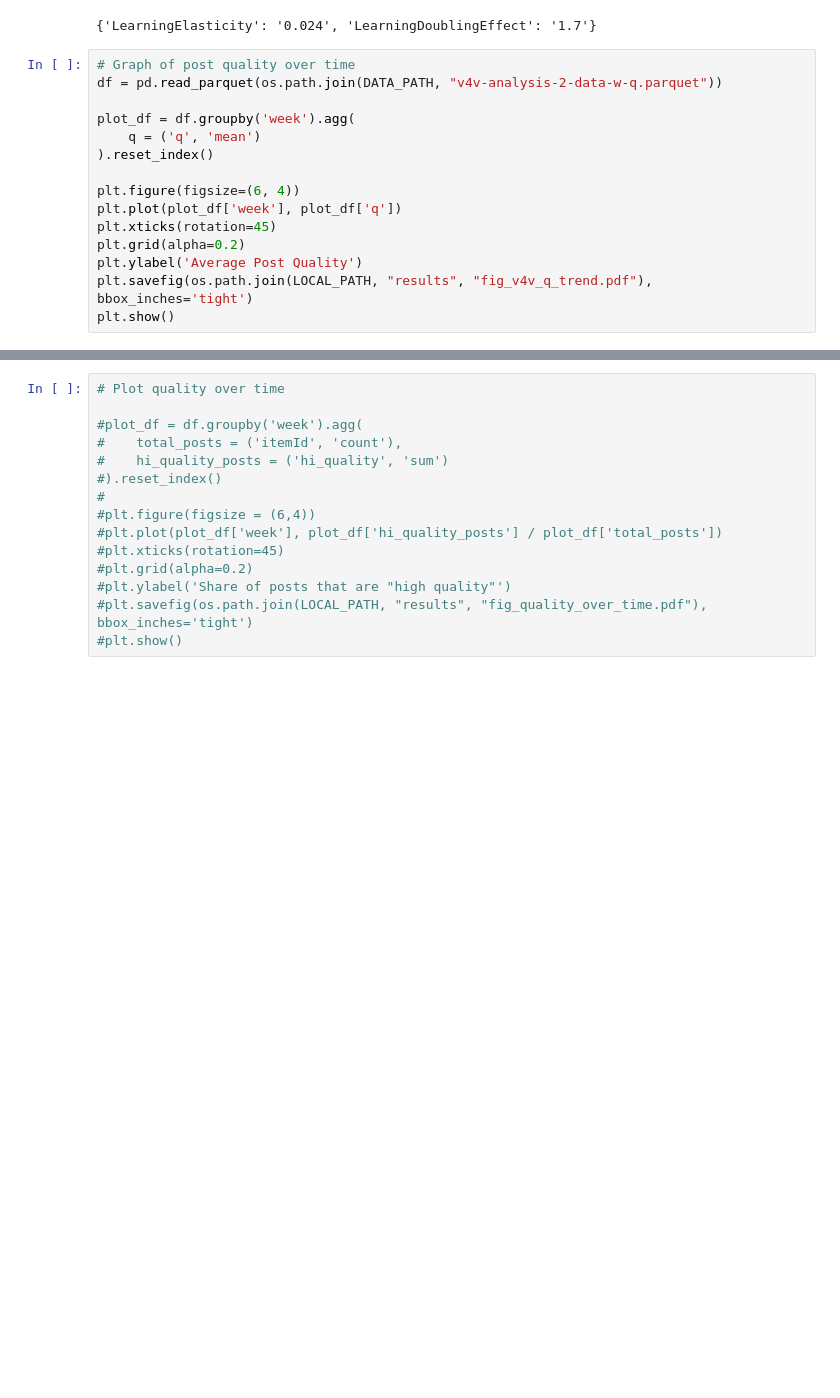
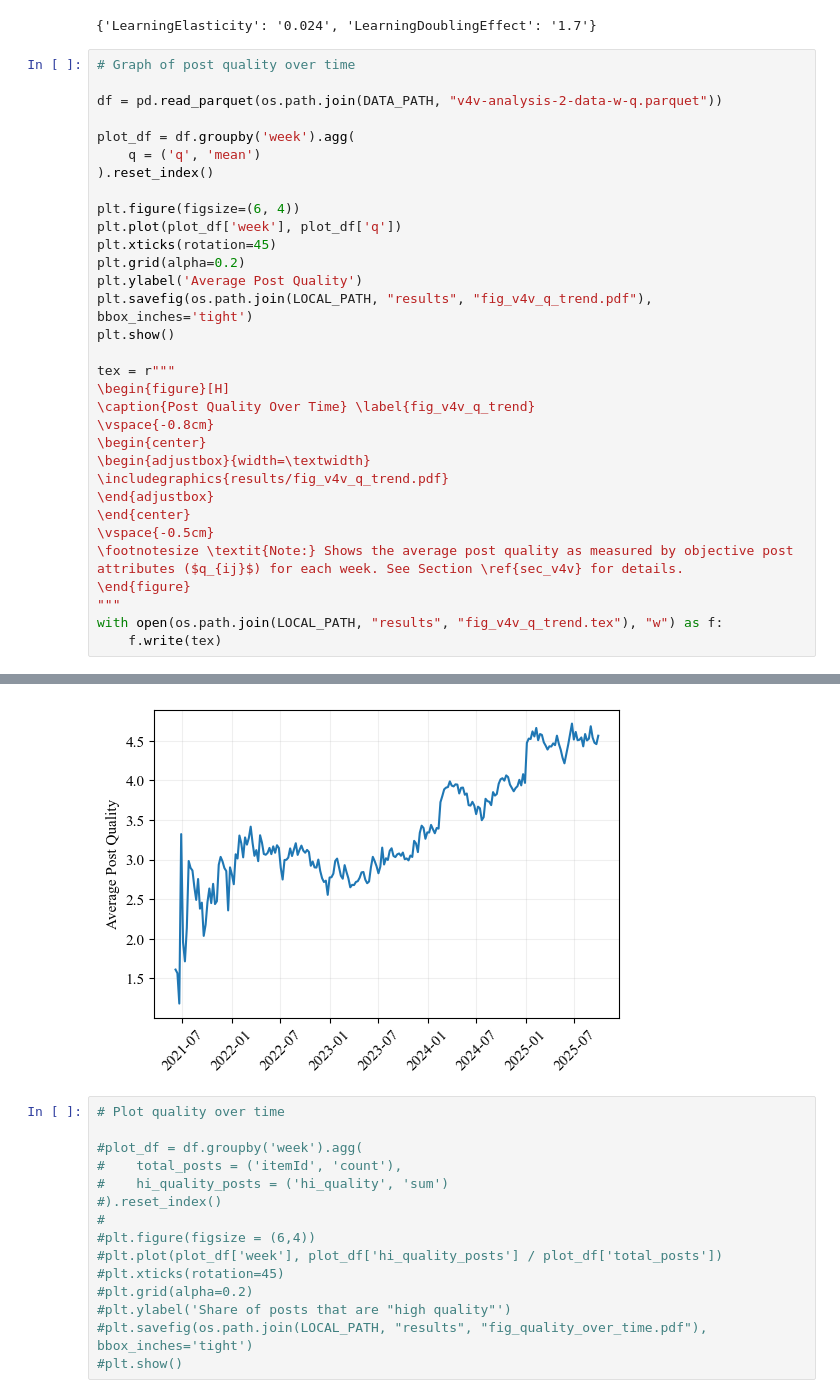
Before and after one commit to ed-kung/sn-research, a Jupyter notebook: src/notebooks/03_v4v_analysis.ipynb, the cells around one changed output, grey strips where cells are left out. Drawn from its saved outputs; the diff is of its cells as text; blank space fills up the shorter version.

Commit message:
update figures

```diff
--- a/src/notebooks/03_v4v_analysis.ipynb
+++ b/src/notebooks/03_v4v_analysis.ipynb
@@ -361,6 +361,7 @@ RESULTS
 {'LearningElasticity': '0.024', 'LearningDoublingEffect': '1.7'}
 # %%
 # Graph of post quality over time
+
 df = pd.read_parquet(os.path.join(DATA_PATH, "v4v-analysis-2-data-w-q.parquet"))
 
 plot_df = df.groupby('week').agg(
@@ -374,4 +375,20 @@ plt.grid(alpha=0.2)
 plt.ylabel('Average Post Quality')
 plt.savefig(os.path.join(LOCAL_PATH, "results", "fig_v4v_q_trend.pdf"), bbox_inches='tight')
 plt.show()
+
+tex = r"""
+\begin{figure}[H]
+\caption{Post Quality Over Time} \label{fig_v4v_q_trend}
+\vspace{-0.8cm}
+\begin{center}
+\begin{adjustbox}{width=\textwidth}
+\includegraphics{results/fig_v4v_q_trend.pdf}
+\end{adjustbox}
+\end{center}
+\vspace{-0.5cm}
+\footnotesize \textit{Note:} Shows the average post quality as measured by objective post attributes ($q_{ij}$) for each week. See Section \ref{sec_v4v} for details.
+\end{figure}
+"""
+with open(os.path.join(LOCAL_PATH, "results", "fig_v4v_q_trend.tex"), "w") as f:
+    f.write(tex)
 # %% [output]
@@ -390,3 +395,4 @@ Name: week, Length: 175857, dtype: datetime64[us, America/Los_Angeles]
+[figure, added]
 # %%
 # Plot quality over time
 
```
Also changed, not shown: parts of 1 cell of this notebook, 2 other files.
